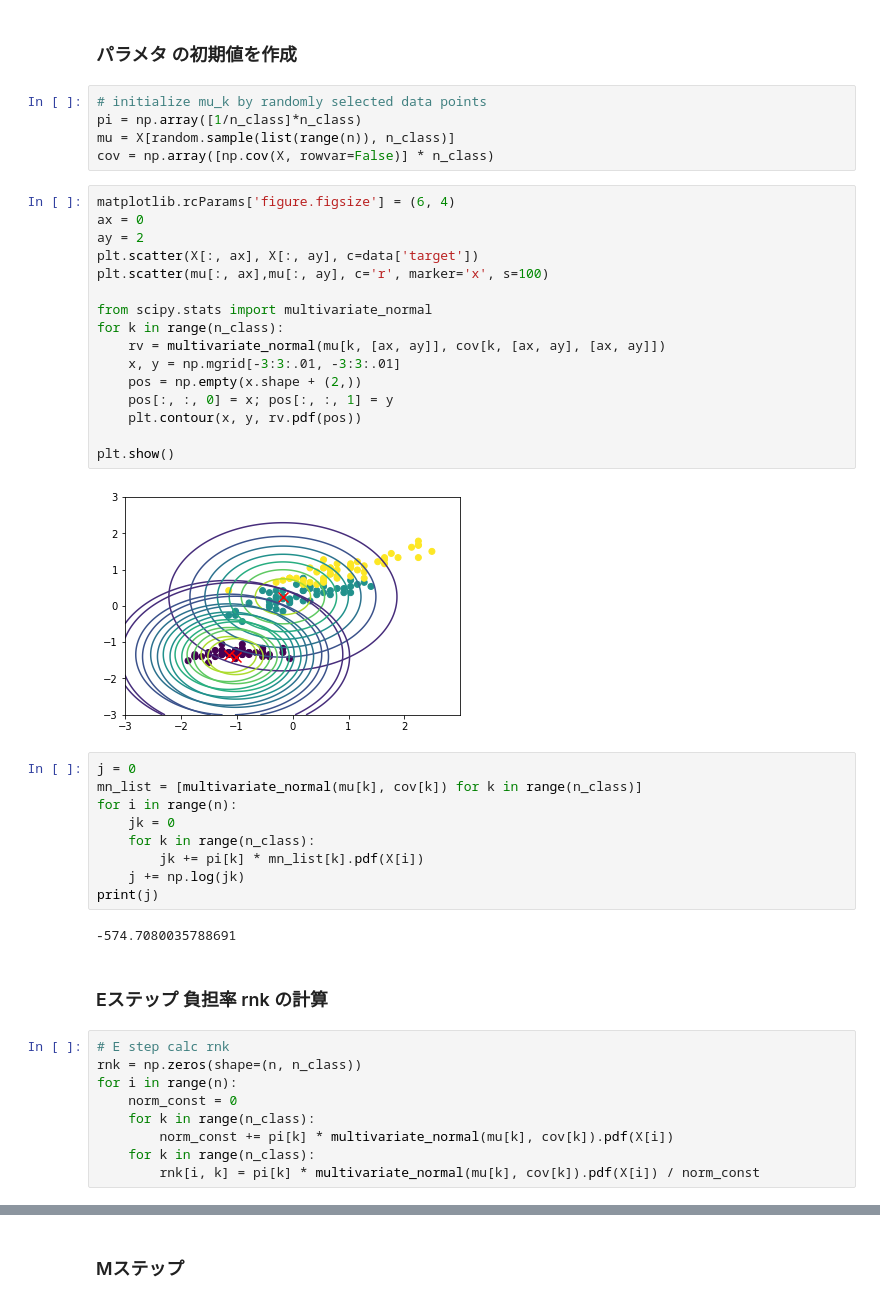
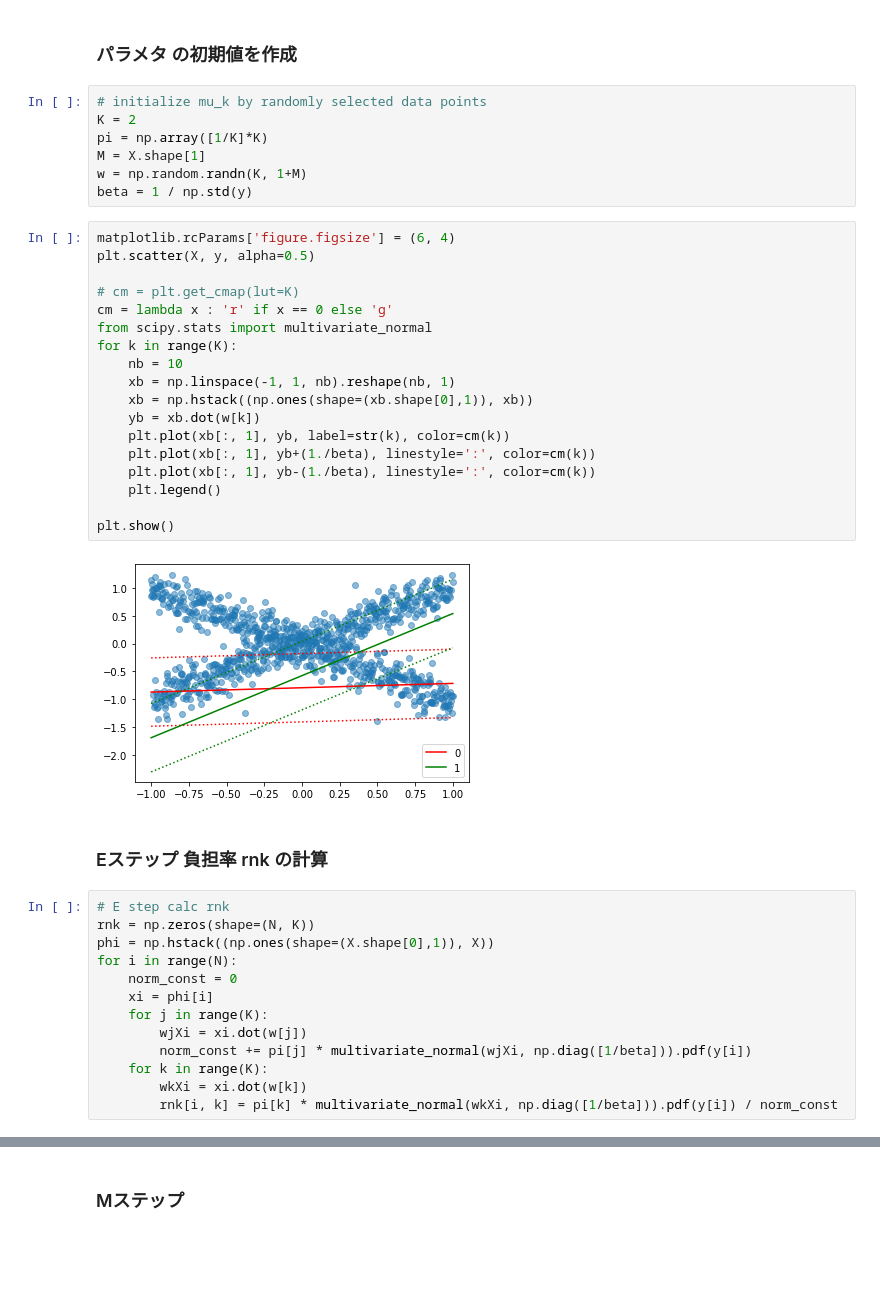
Before and after one commit to yokonami/prml_practice, a Jupyter notebook: samples/linear_regression_mixtures_trial.ipynb, the cells around one changed output, grey strips where cells are left out. Cells and saved outputs as stored; diff of their text form; blank space fills up the shorter version.

```diff
--- a/samples/linear_regression_mixtures_trial.ipynb
+++ b/samples/linear_regression_mixtures_trial.ipynb
@@ -23,46 +40,43 @@ plt.scatter(X, y, alpha=0.1)
 ### パラメタ の初期値を作成
 # %%
 # initialize mu_k by randomly selected data points
-pi = np.array([1/n_class]*n_class)
-mu = X[random.sample(list(range(n)), n_class)]
-cov = np.array([np.cov(X, rowvar=False)] * n_class)
+K = 2
+pi = np.array([1/K]*K)
+M = X.shape[1]
+w = np.random.randn(K, 1+M)
+beta = 1 / np.std(y)
-# %%
-matplotlib.rcParams['figure.figsize'] = (6, 4)
-ax = 0
-ay = 2
-plt.scatter(X[:, ax], X[:, ay], c=data['target'])
-plt.scatter(mu[:, ax],mu[:, ay], c='r', marker='x', s=100)
-
-from scipy.stats import multivariate_normal
-for k in range(n_class):
-    rv = multivariate_normal(mu[k, [ax, ay]], cov[k, [ax, ay], [ax, ay]])
-    x, y = np.mgrid[-3:3:.01, -3:3:.01]
-    pos = np.empty(x.shape + (2,))
-    pos[:, :, 0] = x; pos[:, :, 1] = y
-    plt.contour(x, y, rv.pdf(pos))
-
-plt.show()
-# %% [output]
-[figure, removed]
-# %%
-j = 0
-mn_list = [multivariate_normal(mu[k], cov[k]) for k in range(n_class)]
-for i in range(n):
-    jk = 0
-    for k in range(n_class):
-        jk += pi[k] * mn_list[k].pdf(X[i])
-    j += np.log(jk)
-print(j)
-# %% [output]
--574.7080035788691
+# %%
+matplotlib.rcParams['figure.figsize'] = (6, 4)
+plt.scatter(X, y, alpha=0.5)
+
+# cm = plt.get_cmap(lut=K)
+cm = lambda x : 'r' if x == 0 else 'g'
+from scipy.stats import multivariate_normal
+for k in range(K):
+    nb = 10
+    xb = np.linspace(-1, 1, nb).reshape(nb, 1)
+    xb = np.hstack((np.ones(shape=(xb.shape[0],1)), xb))
+    yb = xb.dot(w[k])
+    plt.plot(xb[:, 1], yb, label=str(k), color=cm(k))
+    plt.plot(xb[:, 1], yb+(1./beta), linestyle=':', color=cm(k))
+    plt.plot(xb[:, 1], yb-(1./beta), linestyle=':', color=cm(k))
+    plt.legend()
+
+plt.show()
+# %% [output]
+[figure, added]
 # %% [markdown]
 ### Eステップ 負担率 rnk の計算
 # %%
 # E step calc rnk
-rnk = np.zeros(shape=(n, n_class))
-for i in range(n):
+rnk = np.zeros(shape=(N, K))
+phi = np.hstack((np.ones(shape=(X.shape[0],1)), X))
+for i in range(N):
     norm_const = 0
-    for k in range(n_class):
-        norm_const += pi[k] * multivariate_normal(mu[k], cov[k]).pdf(X[i])
-    for k in range(n_class):
-        rnk[i, k] = pi[k] * multivariate_normal(mu[k], cov[k]).pdf(X[i]) / norm_const
+    xi = phi[i]
+    for j in range(K):
+        wjXi = xi.dot(w[j])
+        norm_const += pi[j] * multivariate_normal(wjXi, np.diag([1/beta])).pdf(y[i])
+    for k in range(K):
+        wkXi = xi.dot(w[k])
+        rnk[i, k] = pi[k] * multivariate_normal(wkXi, np.diag([1/beta])).pdf(y[i]) / norm_const
```
Also changed, not shown: parts of 18 cells of this notebook.
